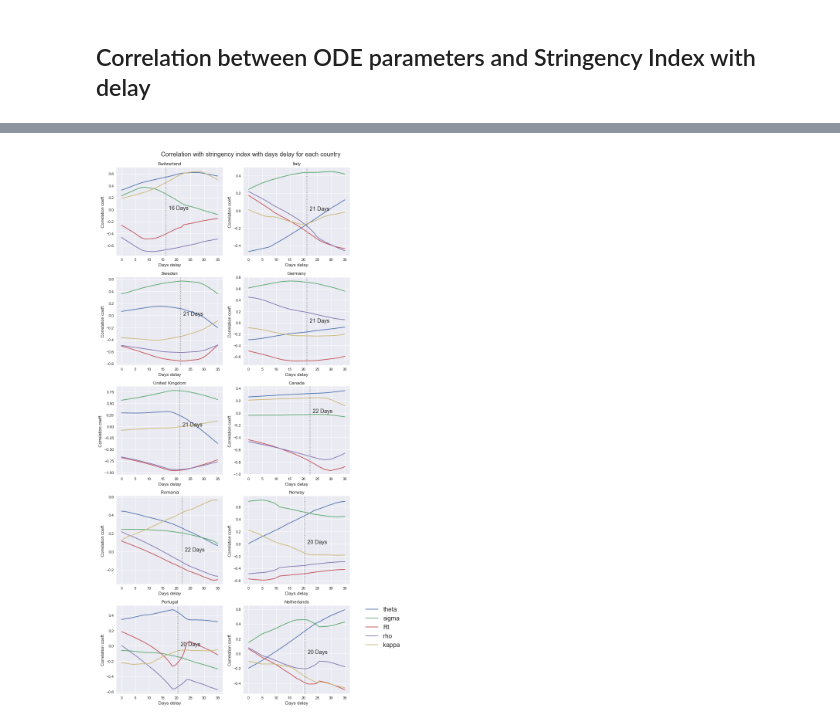
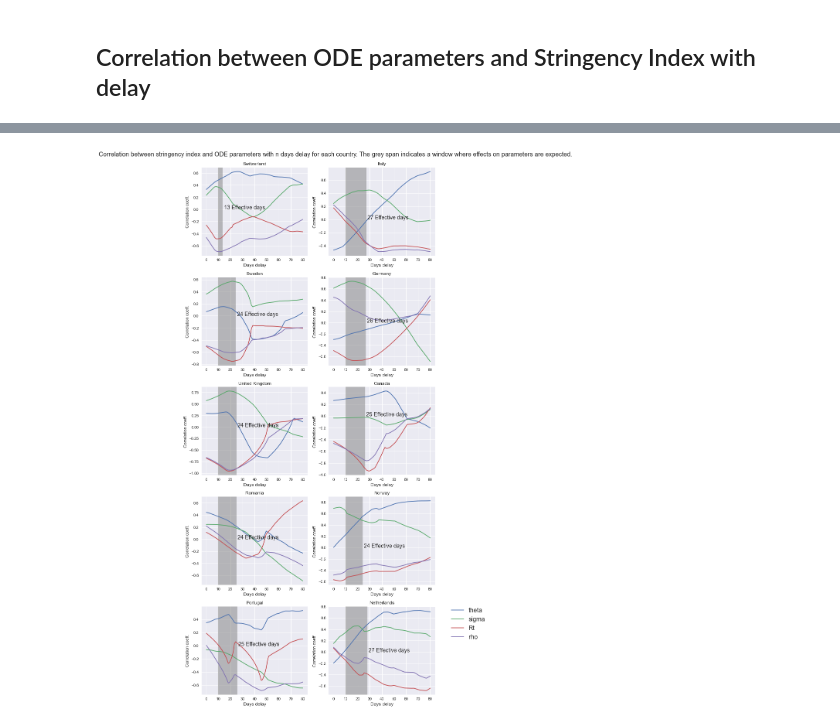
Before and after one commit to rebeccadavidsson/SIR_LSTM, a Jupyter notebook: corr_oxf.ipynb, the cells around one changed output, grey strips where cells are left out. Cells and saved outputs as stored; diff of their text form; code cells hidden in the pictures.

```diff
--- a/corr_oxf.ipynb
+++ b/corr_oxf.ipynb
@@ -200,40 +199,43 @@ def crosscorr(datax, datay, lag=0):
     return datax.corr(datay.shift(lag))
 
 # Max number of days to delay effect
-max_delay_days = 35
+max_delay_days = 80
+incubation_period = 10
 
 meds = []
 countries = df_subset["Country"].unique()
-variables = ["theta", "sigma", "Rt", "rho", "kappa"]
+variables = ["theta", "sigma", "Rt", "rho"] # Excluded kappa
 nrow, ncol = 5, 2
 colors = map('C{}'.format, cycle(range(nrow*ncol)))
 fig, axs = plt.subplots(nrow,ncol,figsize=(ncol*5.5, nrow*4), constrained_layout=True);
-fig.suptitle("Correlation with stringency index with days delay for each country", fontsize=16)
+fig.suptitle("Correlation between stringency index and ODE parameters with n days delay for each country. \
+The grey span indicates a window where effects on parameters are expected.", fontsize=16)
 
 for country, ax in zip(countries, axs.flatten()):
     for var in variables:
         df_country = df_subset[df_subset["Country"] == country]
 
         # Calculate mean of the given parameter for each day
         grouped = df_country.groupby("Date").mean()
 
         # Calculate correlation for several days of delay until max_delay is reached
         xcov_monthly = [crosscorr(grouped[var], grouped["Stringency_index"], lag=i) for i in range(max_delay_days)]
 
         # Variables theta, sigma and kappa are expected to increase, whereas
         # Rt and rho are expected to decrease after policy measures are taken
         if var == "theta" or var == "sigma" or var == "kappa":
-            meds.append(np.argmax(xcov_monthly))
+            meds.append(np.argmax(xcov_monthly[:60]))
         else:
-            meds.append(np.argmin(xcov_monthly))
+            meds.append(np.argmin(xcov_monthly[:60]))
 
         ax.plot(np.linspace(0, max_delay_days, num=max_delay_days), xcov_monthly);
         ax.set_xlabel("Days delay", fontsize=12)
         ax.set_ylabel("Correlation coeff.")
         ax.set_title(country)
-    ax.text(np.mean(meds) + 1, 0, str(int(np.mean(meds))) + " Days")
-    ax.axvline(np.mean(meds), linestyle=":", color="grey")
+    ax.text(np.mean(meds) + 1, 0, str(int(np.mean(meds))) + " Effective days")
+    ax.axvspan(incubation_period, np.mean(meds), alpha=0.5, color='grey')
+
 ax.legend(variables, bbox_to_anchor=(1.1, 1.05), fontsize=16)
 plt.show()
 # %% [output]
-[figure, old version]
+[figure, new version]
```
Also changed, not shown: parts of 2 cells of this notebook.
